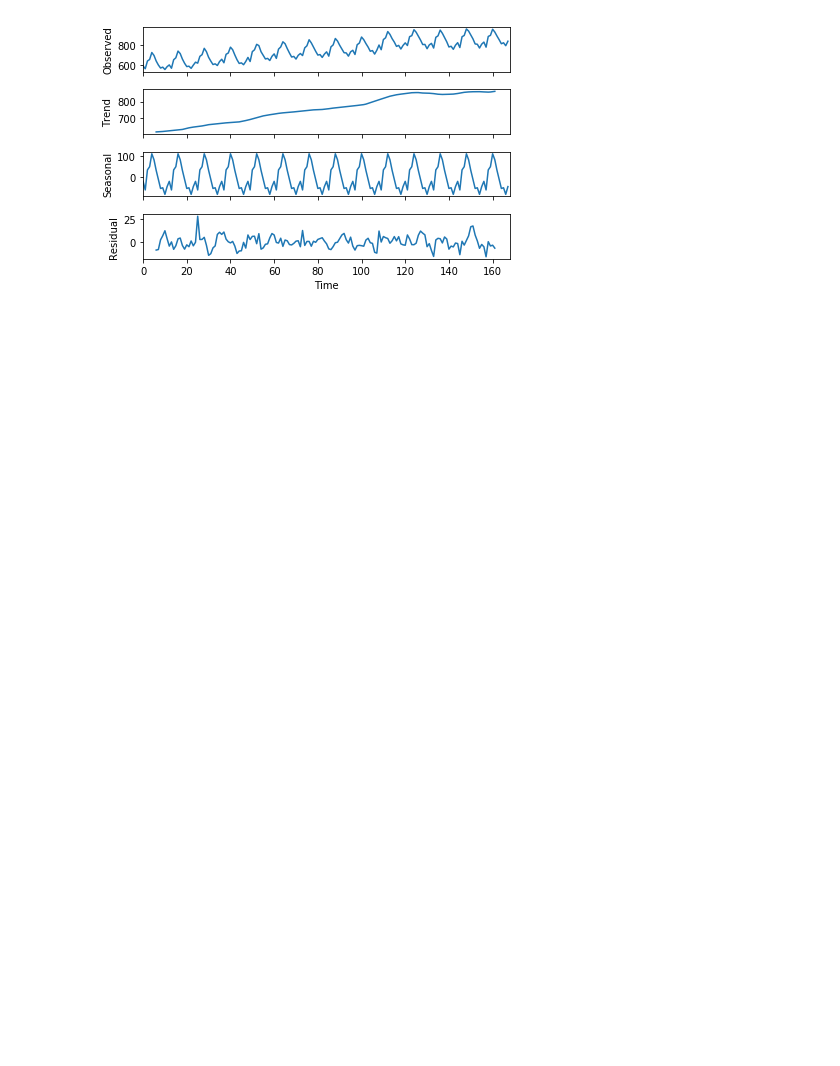
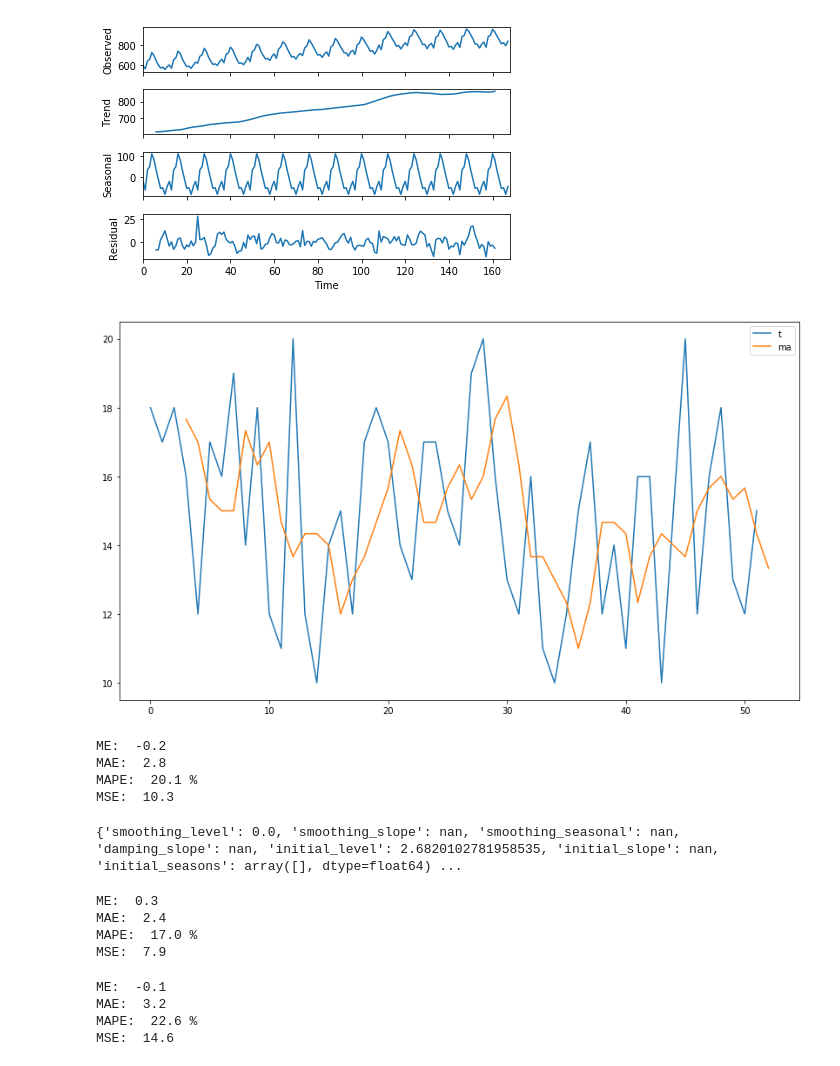
Before and after one commit to ropinotex/forecasting, a Jupyter notebook: Forecasting.ipynb, the cells around one changed output. Cells and saved outputs as stored; diff of their text form; code cells hidden in the pictures; blank space fills up the shorter version.

```diff
--- a/Forecasting.ipynb
+++ b/Forecasting.ipynb
@@ -617,3 +620,35 @@ AttributeError: 'NoneType' object has no attribute 'plot'
 seasonal_decompose(ts3, freq=12, model='additive').plot()
 # %% [output]
 [figure]
+# %%
+t = [random.randint(10, 20) for _ in range(52)]
+# %%
+ma=f.ma(t, 3)
+f.plot(t=t, ma=ma)
+# %% [output]
+[figure, added]
+# %%
+f.kpi(t, ma)
+# %% [output]
+ME:  -0.2
+MAE:  2.8
+MAPE:  20.1 %
+MSE:  10.3
+# %%
+ft = f.forecast(t, use_boxcox='log', debug=True)
+# %% [output]
+{'smoothing_level': 0.0, 'smoothing_slope': nan, 'smoothing_seasonal': nan, 'damping_slope': nan, 'initial_level': 2.6820102781958535, 'initial_slope': nan, 'initial_seasons': array([], dtype=float64) ...
+# %%
+f.kpi(t, ft)
+# %% [output]
+ME:  0.3
+MAE:  2.4
+MAPE:  17.0 %
+MSE:  7.9
+# %%
+f.kpi(t, f.naive(t))
+# %% [output]
+ME:  -0.1
+MAE:  3.2
+MAPE:  22.6 %
+MSE:  14.6
```
Also changed, not shown: parts of 20 cells of this notebook, 1 other file.
